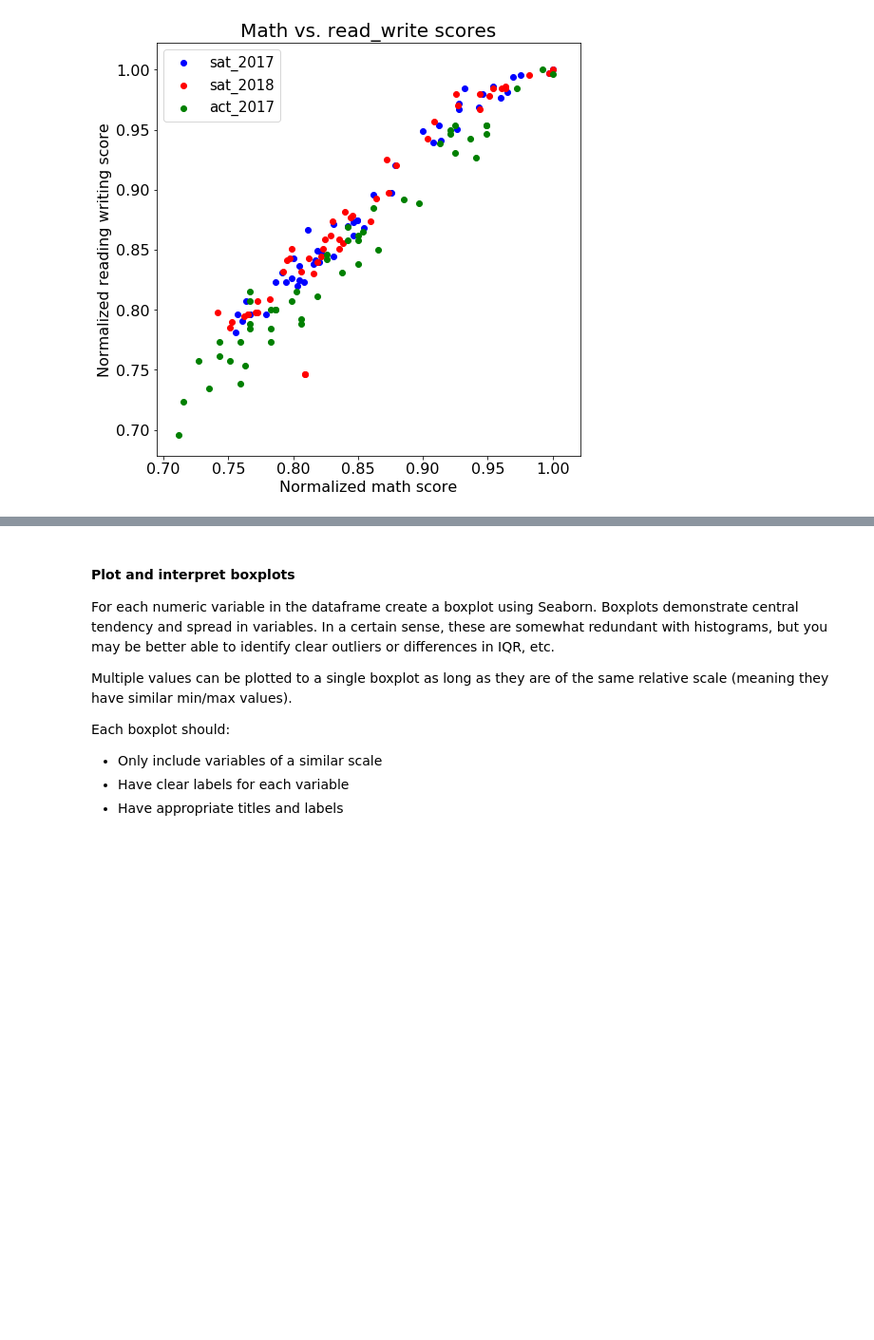
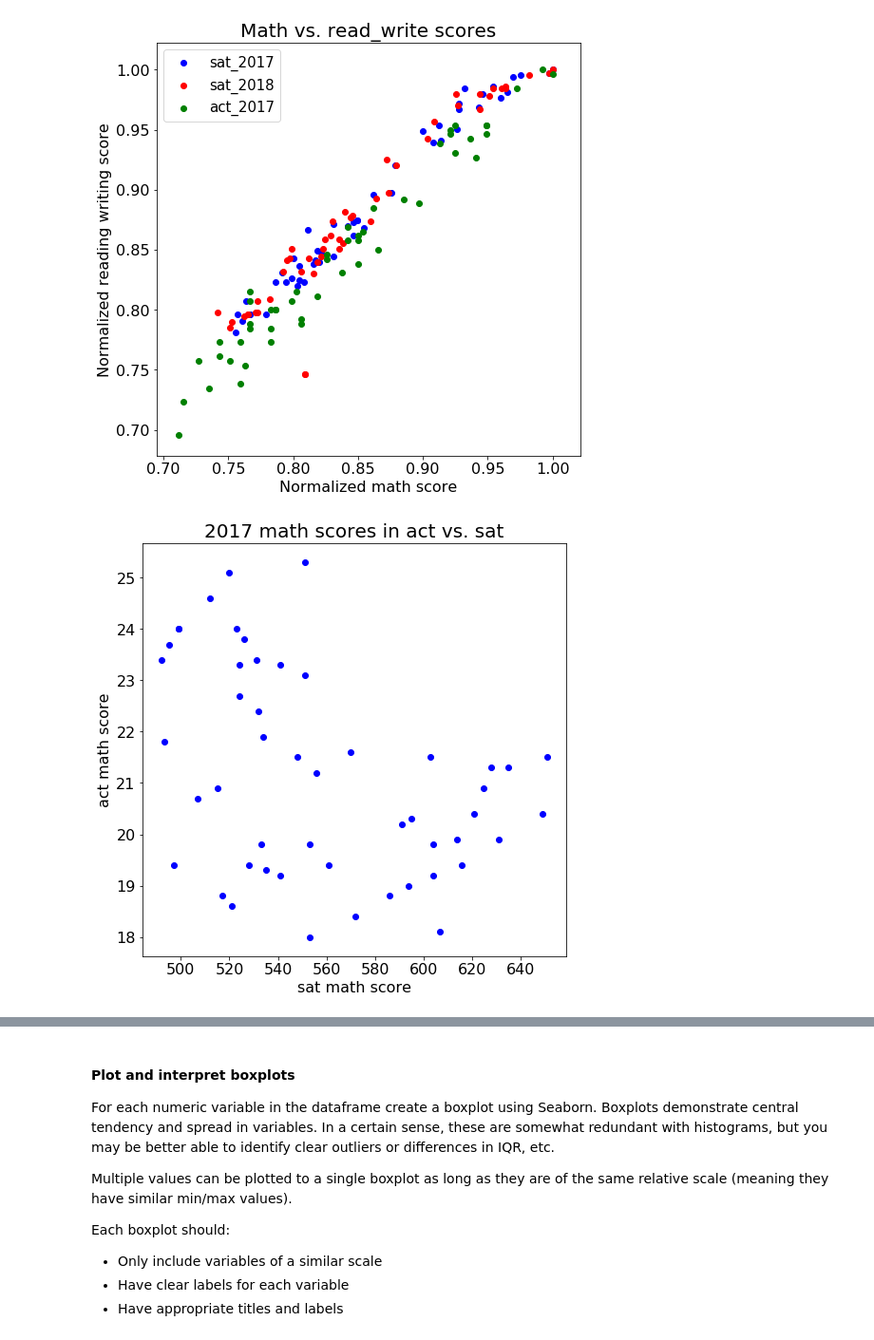
Before and after one commit to saiedmighani/EDA_analysis_SAT_tests, a Jupyter notebook: b_codes/c_VIZ.ipynb, the cells around one changed output, grey strips where cells are left out. Shown: that part at 95% size. Cells and saved outputs as stored; diff of their text form; code cells hidden in the pictures; blank space fills up the shorter version.

```diff
--- a/b_codes/c_VIZ.ipynb
+++ b/b_codes/c_VIZ.ipynb
@@ -237,2 +234,16 @@ plt.savefig("../c_plots/scatter_read_write._math.png")
 # %% [output]
 [figure]
+# %%
+plt.figure(figsize = (8, 8))
+
+# Create scatterplot of high prices versus volume.
+plt.scatter(df_final["sat_2017_math"], df_final["act_2017_math"], color = "blue")
+plt.xticks(fontsize = 16)
+plt.yticks(fontsize = 16)
+plt.title("2017 math scores in act vs. sat", fontsize = 20)
+plt.xlabel("sat math score", fontsize = 16)
+plt.ylabel("act math score", fontsize = 16);
+
+plt.savefig("../c_plots/scatter_sat_vs_act_2017_math.png")
+# %% [output]
+[figure, added]
```
Also changed, not shown: parts of 33 cells of this notebook, 14 other files.
